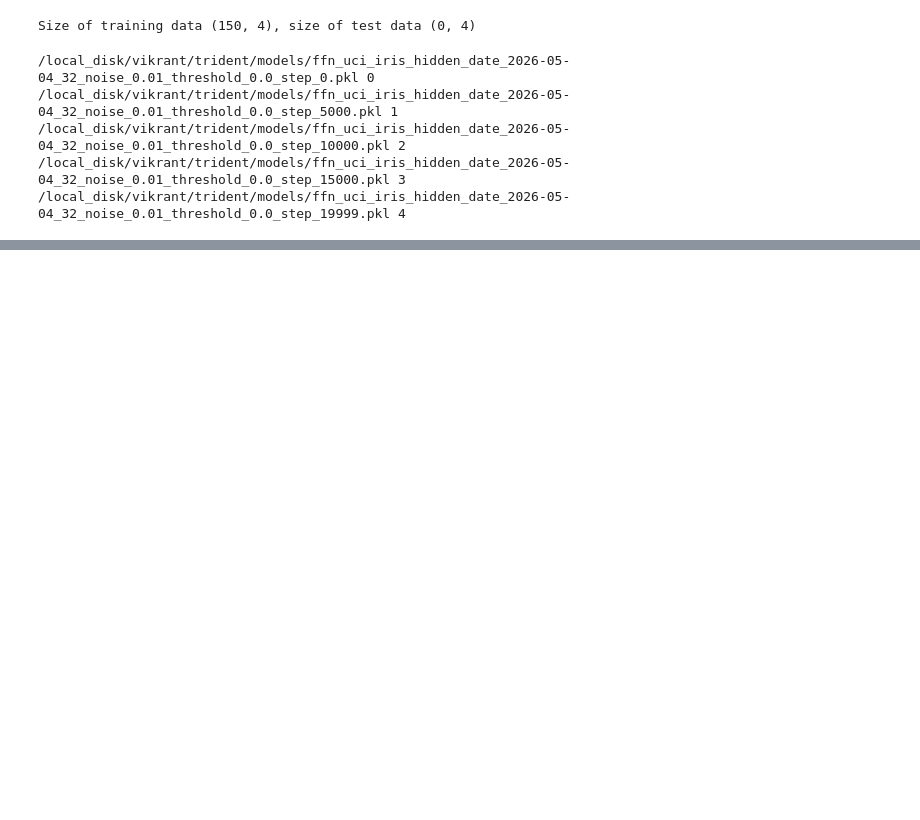
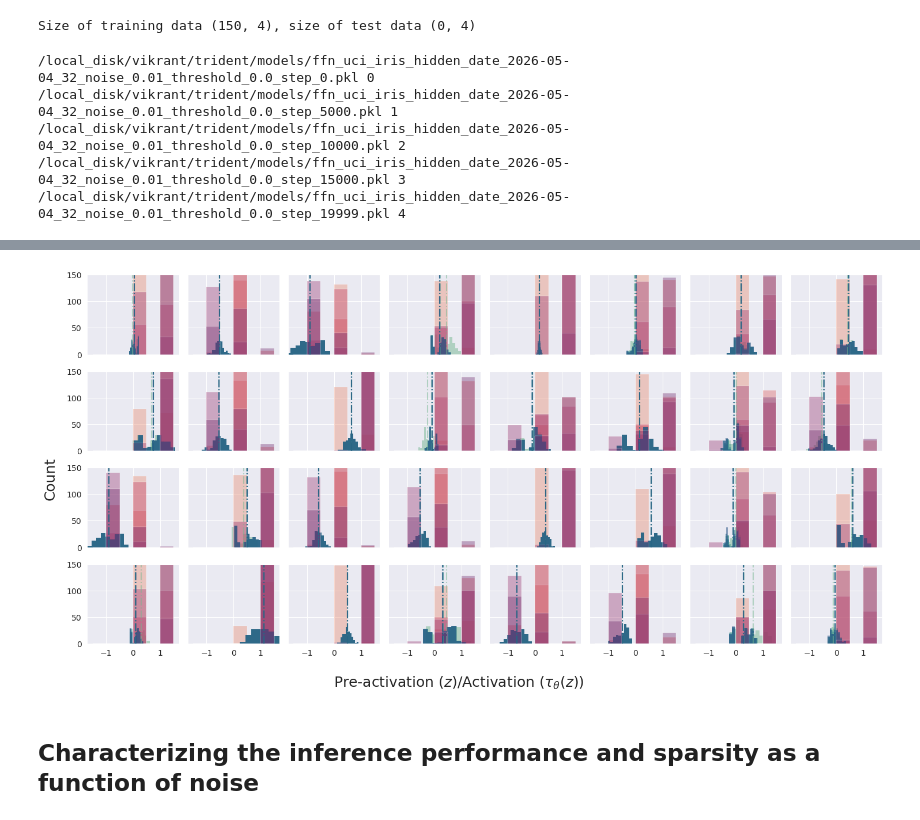
Before and after one commit to vjaltare/sawy, a Jupyter notebook: notebooks/uci_iris_figures.ipynb, the cells around one changed output, grey strips where cells are left out. Saved outputs shown, nothing was run; the diff lists cells and outputs as text; code cells hidden in the pictures; blank space fills up the shorter version.

Commit message:
analyze for snr -> accuracy/sparsity

```diff
--- a/notebooks/uci_iris_figures.ipynb
+++ b/notebooks/uci_iris_figures.ipynb
@@ -335,0 +492,60 @@ Array([[0., 0., 0., ..., 0., 0., 0.],
+# %%
+fig, ax = plt.subplots(4, 8, figsize=(15, 7.5), sharex=True, sharey=True)
+
+sns.set_style("darkgrid")
+logits_pal = sns.color_palette("crest", len(models_list))
+activations_pal = sns.color_palette("flare", len(models_list))
+bins_arr = [-1.5, -1, -0.5, 0, 0.5, 1, 1.5]
+stat_str = 'count'
+
+for e in range(len(models_list)):
+    for i, axs in enumerate(ax.ravel()):
+
+        # dynamic alpha: let is got from 0.15 -> 0.75
+        min_alpha = 0.25
+        max_alpha = 0.5
+        alpha_ = 0.5 #min_alpha + (max_alpha - min_alpha) * e / len(models_list)
+
+        sns.histplot(logits_[e, :, i],
+                     ax=axs,
+                     color=logits_pal[e],
+                     alpha=alpha_,
+                    #  kde=True,
+                     edgecolor=None,
+                     linewidth=0,
+                     stat=stat_str,
+                    #  bins=bins_arr,
+                    #  kde_kws={'alpha': alpha_},
+                    #  line_kws={'linewidth': alpha_*2}
+                     )
+        axs.axvline(x=jnp.mean(logits_[e, :, i]), color=logits_pal[e], alpha=alpha_, linestyle="-.")
+
+        sns.histplot(activations_[e, :, i],
+                     ax=axs,
+                     color=activations_pal[e],
+                     alpha=alpha_*0.75,
+                     edgecolor=None,
+                     linewidth=0.2,
+                     bins = bins_arr,
+                    #  binrange=(-1, 1),
+                     stat=stat_str
+                     )
+
+
+
+        axs.set_xlim(-1.7, 1.7)
+        # axs.set_ylim(0, 5)
+        axs.set_ylim(0, 150)
+        axs.set_ylabel("")
+
+        # sns.despine(ax=axs, offset=10, trim=True)
+# plt.text(x=10, y=10, s="Count", ha='center', va='center', fontsize=18)
+fig.supylabel("Count", fontsize=18)
+fig.supxlabel(r"Pre-activation ($z$)/Activation ($\tau_\theta(z)$)", fontsize=18)
+plt.tight_layout(rect=[0.01, 0.01, 1, 1])
+
+# fig.savefig(os.path.join(FIGURES_PATH, f"uci_iris_activation_during_learning_{today}.png"), dpi=300, bbox_inches='tight')
+# %% [output]
+[figure, added]
+# %% [markdown]
+## Characterizing the inference performance and sparsity as a function of noise
```
Also changed, not shown: parts of 10 cells of this notebook.
